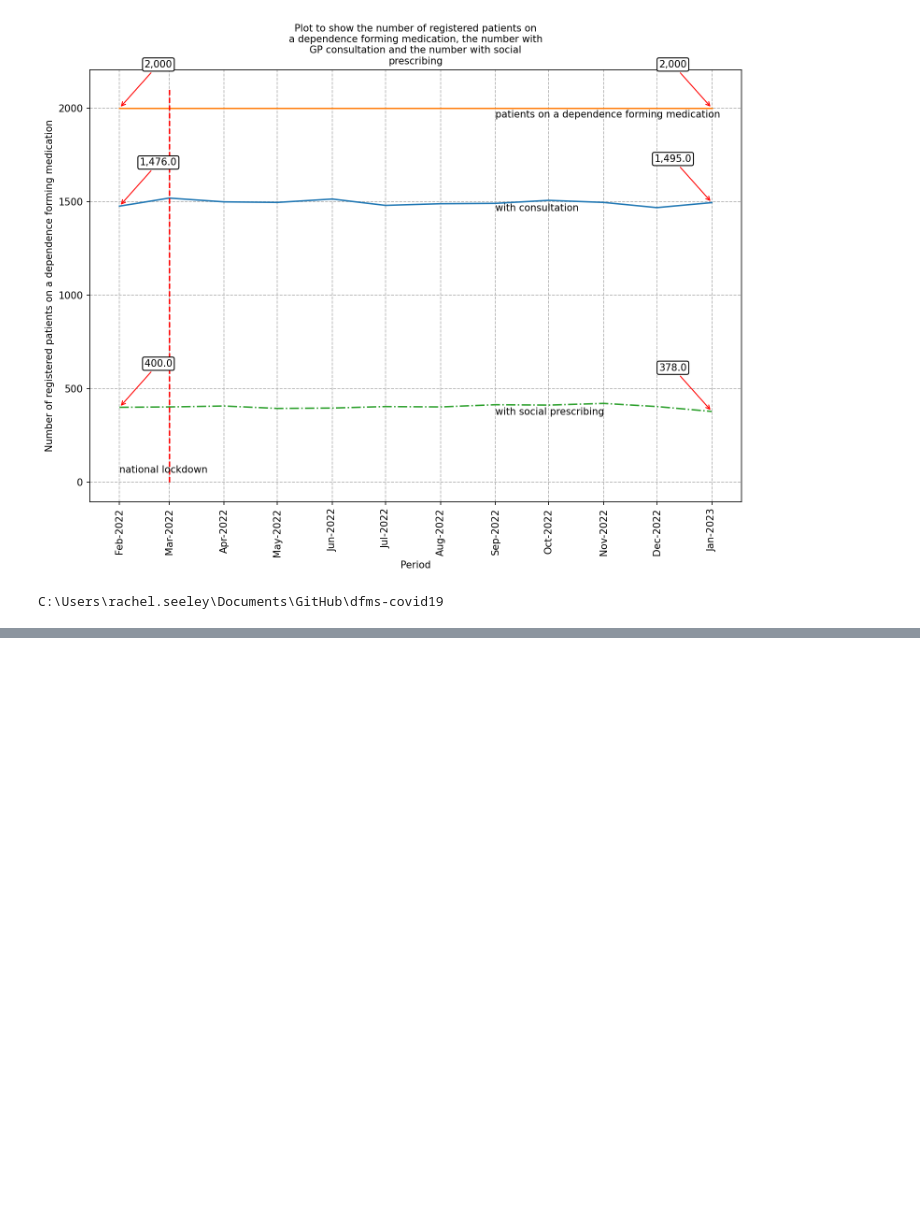
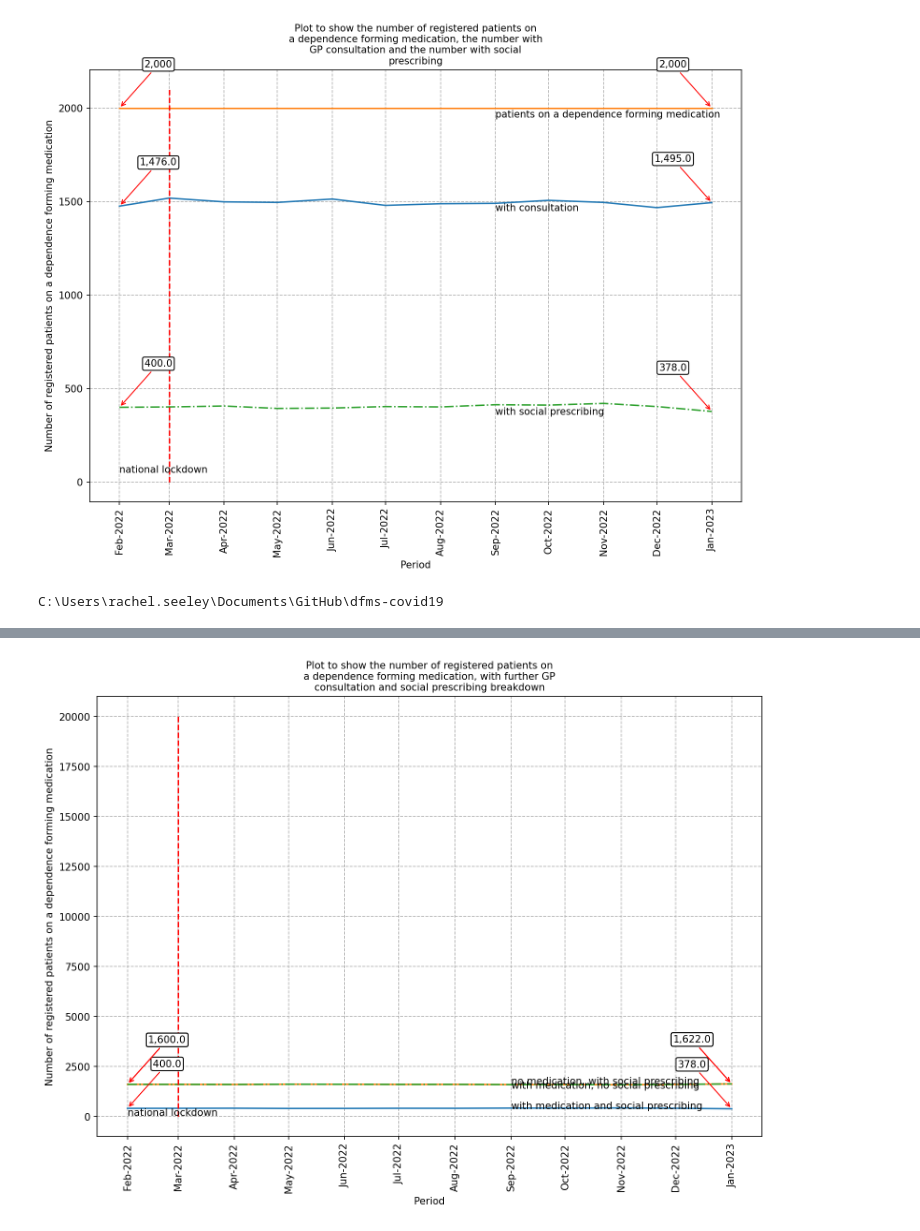
Before and after one commit to opensafely/dfms-covid19, a Jupyter notebook: analysis/report_summary.ipynb, the cells around one changed output, grey strips where cells are left out. Saved outputs shown, nothing was run; the diff lists cells and outputs as text; code cells hidden in the pictures; blank space fills up the shorter version.

```diff
--- a/analysis/report_summary.ipynb
+++ b/analysis/report_summary.ipynb
@@ -184,0 +188,77 @@ plt.show()
+# %%
+data_socialdfm=pd.read_csv("output/measure_social_prescribing_rate.csv", usecols=["date", "with_social_prescribing", "research_population", "population"], parse_dates=["date"])
+
+df_socialdfm=data_socialdfm.loc[data_socialdfm["research_population"] == 1, :] # with social prescribing
+
+df_social=data_socialdfm.loc[data_socialdfm["research_population"] == 0, :]# with social prescribing
+
+df_temp = pd.DataFrame(data_socialdfm)
+df_dfm=df_temp.assign(with_social_prescribing=lambda x: x.population - x.with_social_prescribing)
+df_dfm=df_dfm.loc[df_dfm["research_population"] == 1, :]# population less with social prescribing
+
+x=df_socialdfm["date"]
+y1=df_socialdfm["with_social_prescribing"]
+y2=df_social["with_social_prescribing"]
+y3=df_dfm["with_social_prescribing"]
+plt.figure(figsize=(12,8), dpi=150)
+plt.plot(x, y1)
+plt.plot(x, y2)
+plt.plot(x, y3, '-.')
+plt.ylabel('Number of registered patients on a dependence forming medication')
+plt.xlabel('Period')
+plt.gca().xaxis.set_major_locator(mdates.MonthLocator(interval=1))
+plt.gca().xaxis.set_major_formatter(dtFmt)
+plt.vlines(
+        x=[pd.to_datetime(covid)],
+        ymin=0,
+        ymax=20000,
+        colors="red",
+        ls="--",
+        label="national lockdown",
+    )
+plt.annotate('national lockdown', xy =(covid, 50),
+                xytext =(pos_text_covid, 50))
+plt.annotate(f"{y1.iloc[0]:,}", xy=(x.iloc[0], y1.iloc[0]), xytext=(40,40),
+            textcoords='offset points', ha='center', va='bottom',
+            bbox=dict(boxstyle='round,pad=0.2', fc='white', alpha=1),
+            arrowprops=dict(arrowstyle='->', connectionstyle='arc3,rad=0',
+                            color='red'))
+plt.annotate(f"{y1.iloc[-1]:,}", xy=(x.iloc[-1], y1.iloc[-1]), xytext=(-40,40),
+            textcoords='offset points', ha='center', va='bottom',
+            bbox=dict(boxstyle='round,pad=0.2', fc='white', alpha=1),
+            arrowprops=dict(arrowstyle='->', connectionstyle='arc3,rad=-0',
+                            color='red'))
+plt.annotate(f"{y2.iloc[0]:,}", xy=(x.iloc[0], y2.iloc[0]), xytext=(40,40),
+            textcoords='offset points', ha='center', va='bottom',
+            bbox=dict(boxstyle='round,pad=0.2', fc='white', alpha=1),
+            arrowprops=dict(arrowstyle='->', connectionstyle='arc3,rad=0',
+                            color='red'))
+plt.annotate(f"{y2.iloc[-1]:,}", xy=(x.iloc[-1], y2.iloc[-1]), xytext=(-40,40),
+            textcoords='offset points', ha='center', va='bottom',
+            bbox=dict(boxstyle='round,pad=0.2', fc='white', alpha=1),
+            arrowprops=dict(arrowstyle='->', connectionstyle='arc3,rad=-0',
+                            color='red'))
+plt.annotate(f"{y3.iloc[0]:,}", xy=(x.iloc[0], y3.iloc[0]), xytext=(40,40),
+            textcoords='offset points', ha='center', va='bottom',
+            bbox=dict(boxstyle='round,pad=0.2', fc='white', alpha=1),
+            arrowprops=dict(arrowstyle='->', connectionstyle='arc3,rad=0',
+                            color='red'))
+plt.annotate(f"{y3.iloc[-1]:,}", xy=(x.iloc[-1], y3.iloc[-1]), xytext=(-40,40),
+            textcoords='offset points', ha='center', va='bottom',
+            bbox=dict(boxstyle='round,pad=0.2', fc='white', alpha=1),
+            arrowprops=dict(arrowstyle='->', connectionstyle='arc3,rad=-0',
+                            color='red'))
+plt.annotate('with medication and social prescribing', xy =(pos_chart_labels, 2000),
+                xytext =(pos_chart_labels, 380),)
+plt.annotate('no medication, with social prescribing', xy =(pos_chart_labels, 2000),
+                xytext =(pos_chart_labels, 1610),)
+plt.annotate('with medication, no social prescribing', xy =(pos_chart_labels, 2000),
+                xytext =(pos_chart_labels, 1410),)
+title = 'Plot to show the number of registered patients on a dependence forming medication, with further GP consultation and social prescribing breakdown'
+plt.title('\n'.join(wrap(title,50)), fontsize=10)
+plt.grid(linestyle="dashed")
+plt.xticks(rotation=90)
+plt.savefig('output/measure_gp_consultation_rate_plot.png', bbox_inches='tight', dpi=150)
+plt.show()
+# %% [output]
+[figure, added]
```
Also changed, not shown: parts of 2 cells of this notebook.
